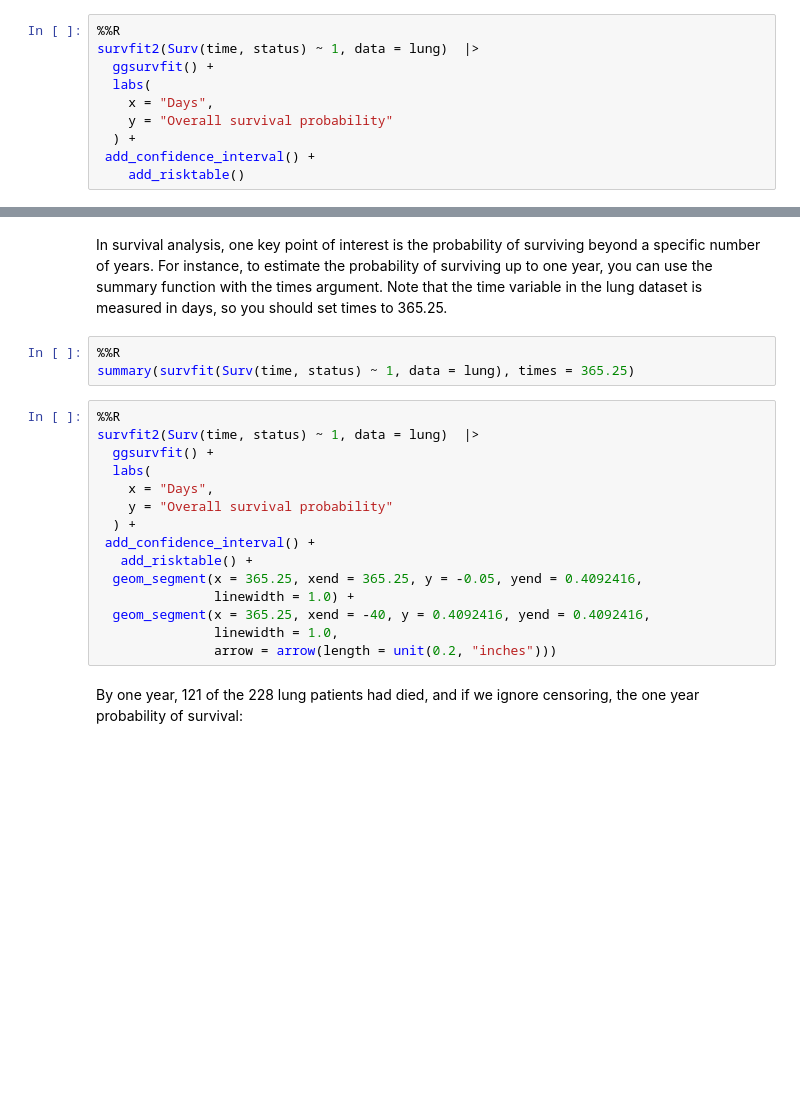
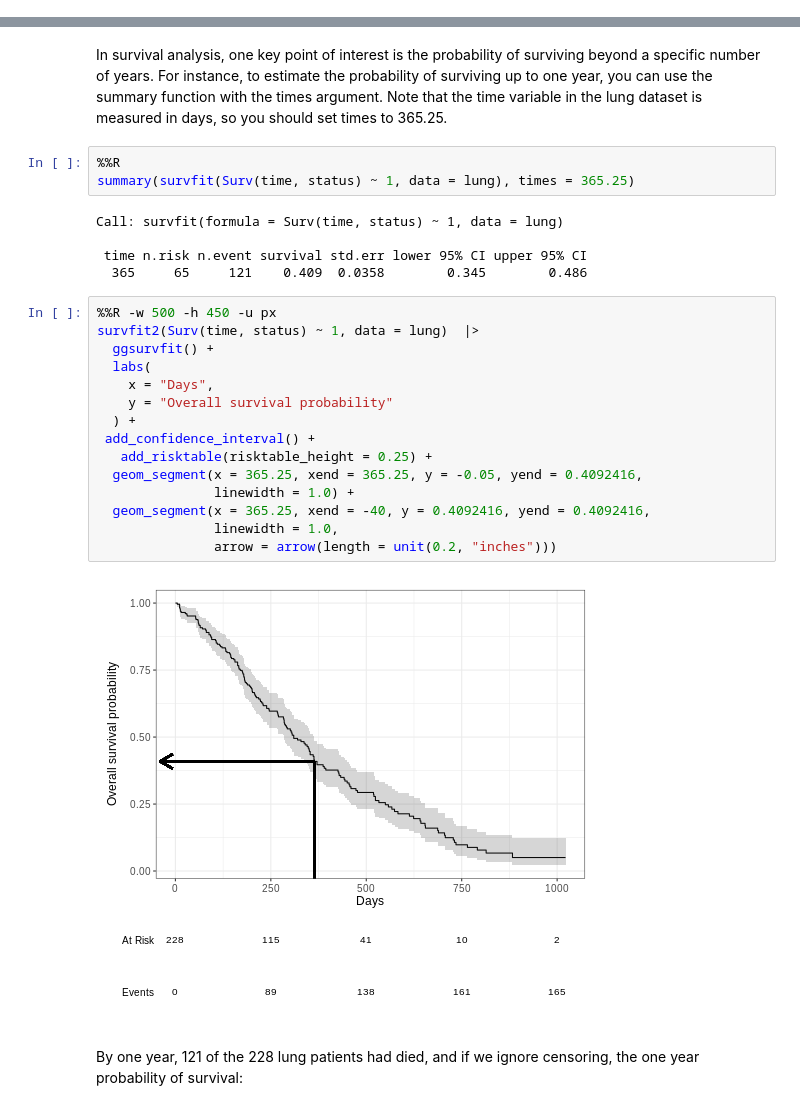
Before and after one commit to zia207/Survival_Analysis_R, a Jupyter notebook: Colab_Notebook/02_07_01_01_survival_analysis_kaplan_meier_r.ipynb, the cells around one changed output, grey strips where cells are left out. Cells and saved outputs as stored; diff of their text form; blank space fills up the shorter version.

```diff
--- a/Colab_Notebook/02_07_01_01_survival_analysis_kaplan_meier_r.ipynb
+++ b/Colab_Notebook/02_07_01_01_survival_analysis_kaplan_meier_r.ipynb
@@ -340,16 +499,6 @@ survfit2(Surv(time, status) ~ 1, data = lung) |>
 # %% [markdown]
 
 If we want to display the numbers at risk below the x-axis, we can achieve this by using `add_risktable()` :
-# %%
-%%R
-survfit2(Surv(time, status) ~ 1, data = lung)  |>
-  ggsurvfit() +
-  labs(
-    x = "Days",
-    y = "Overall survival probability"
-  ) +
- add_confidence_interval() +
-    add_risktable()
 # %% [markdown]
 
 Alternatively, the **ggfortify** package allows you to create a simple survival plot with CI using the `autoplot()` function.
@@ -364,21 +515,28 @@ In survival analysis, one key point of interest is the probability of surviving
 # %%
 %%R
 summary(survfit(Surv(time, status) ~ 1, data = lung), times = 365.25)
+# %% [output]
+Call: survfit(formula = Surv(time, status) ~ 1, data = lung)
+
+ time n.risk n.event survival std.err lower 95% CI upper 95% CI
+  365     65     121    0.409  0.0358        0.345        0.486
 # %%
-%%R
+%%R -w 500 -h 450 -u px
 survfit2(Surv(time, status) ~ 1, data = lung)  |>
   ggsurvfit() +
   labs(
     x = "Days",
     y = "Overall survival probability"
   ) +
  add_confidence_interval() +
-   add_risktable() +
+   add_risktable(risktable_height = 0.25) +
   geom_segment(x = 365.25, xend = 365.25, y = -0.05, yend = 0.4092416,
                linewidth = 1.0) +
   geom_segment(x = 365.25, xend = -40, y = 0.4092416, yend = 0.4092416,
                linewidth = 1.0,
                arrow = arrow(length = unit(0.2, "inches")))
+# %% [output]
+[figure, added]
 # %% [markdown]
 
 By one year, 121 of the 228 lung patients had died, and if we ignore censoring, the one year probability of survival:
```
Also changed, not shown: parts of 39 cells of this notebook.
